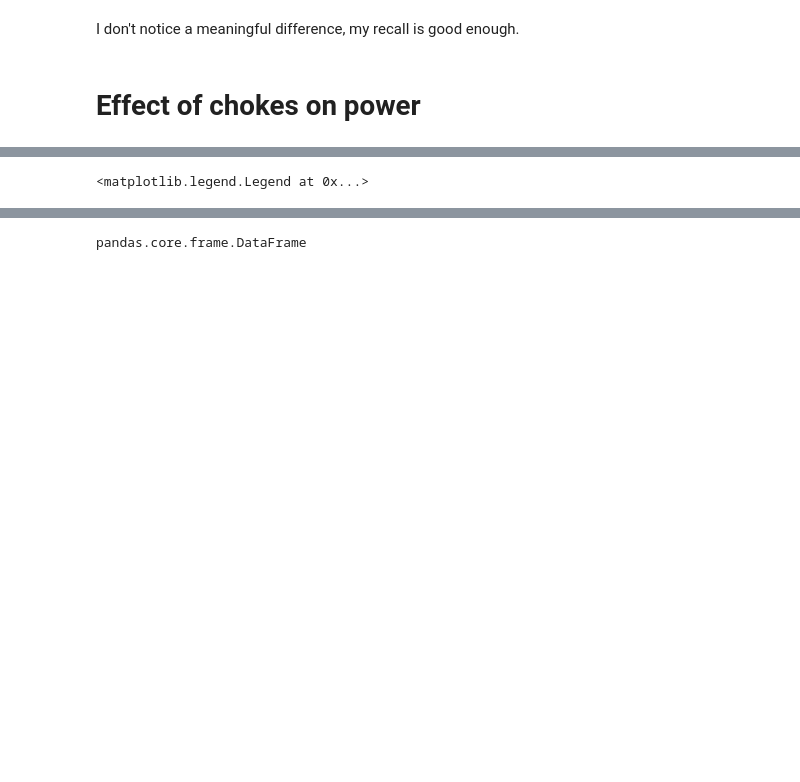
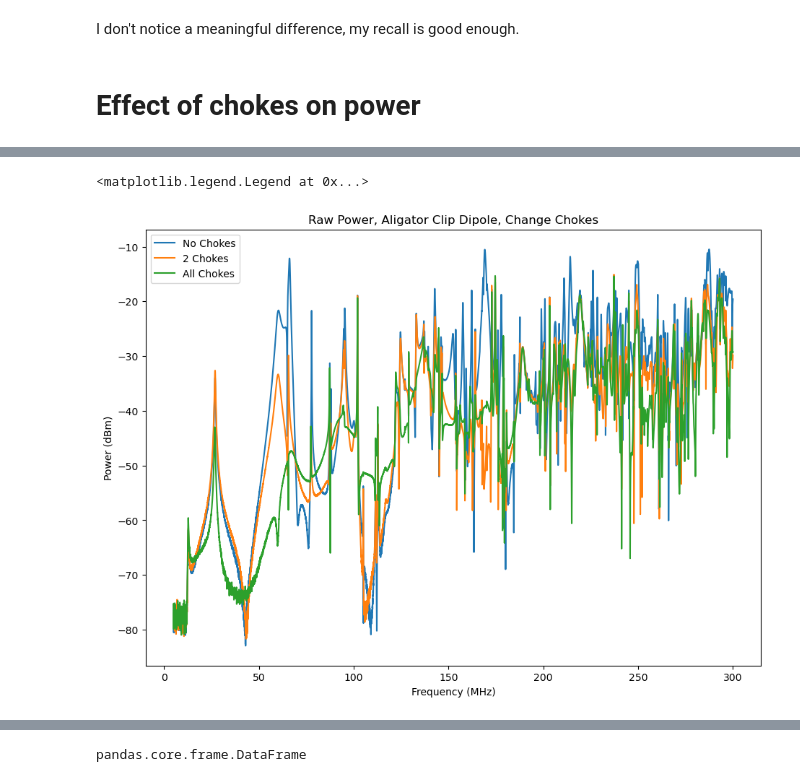
Before and after one commit to josephmlev/darkRadioDaqAndAnalysis, a Jupyter notebook: simulationValidation/trackGen/analysis_12.30.21.ipynb, the cells around one changed output, grey strips where cells are left out. Saved outputs shown, nothing was run; the diff lists cells and outputs as text; code cells hidden in the pictures; blank space fills up the shorter version.

```diff
--- a/simulationValidation/trackGen/analysis_12.30.21.ipynb
+++ b/simulationValidation/trackGen/analysis_12.30.21.ipynb
@@ -236,20 +231,20 @@ plt.legend()
 # %%
-%matplotlib qt
+%matplotlib inline
 plt.figure(figsize=(11, 8), dpi=100)
 plt.title('Raw Power, Aligator Clip Dipole, Change Chokes')
 plt.plot(freqArr, df_30cmDipClip_noChokes_60N60E57V_20dBatt_rbw10k_DANLn100pm3dB_avg4['Raw Antenna Power (dBm)'],\
          label = 'No Chokes')
 plt.plot(freqArr, df_30cmDipClip_2chokes_60N60E57V_20dBatt_rbw10k_DANLn100pm3dB_avg4['Raw Antenna Power (dBm)'],\
          label = '2 Chokes')
 plt.plot(freqArr, df_30cmDipClip_allChokes_60N60E57V_20dBatt_rbw10k_DANLn100pm3dB_avg4['Raw Antenna Power (dBm)'],\
          label = 'All Chokes')
 
-plt.plot(comsolFreq, comsolPower, label = 'Comsol')
 
 
 plt.ylabel('Power (dBm)')
 plt.xlabel('Frequency (MHz)')
 plt.legend()
 # %% [output]
 <matplotlib.legend.Legend at 0x...>
+[figure, added]
 # %%
```
Also changed, not shown: parts of 14 cells of this notebook.
